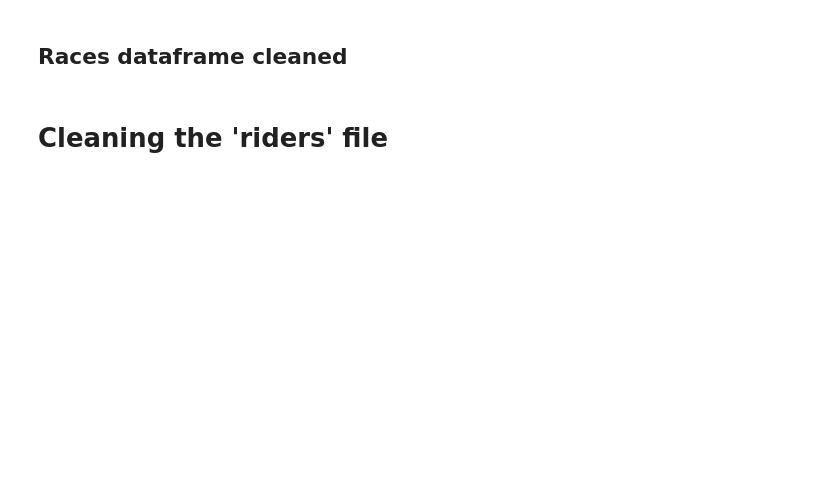
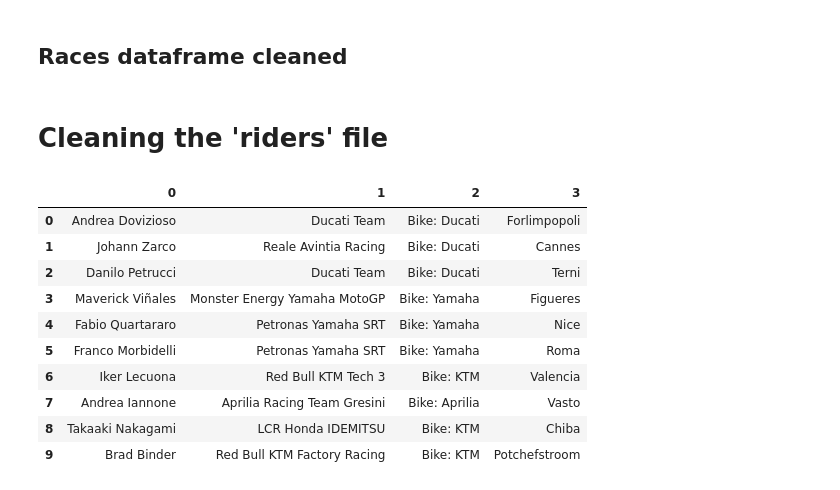
Before and after one commit to GuillemGodayol/Final-Project-Optimizing-MotoGP-Calendar, a Jupyter notebook: notebooks/2_Data_Cleaning.ipynb, the cells around one changed output. Drawn from its saved outputs; the diff is of its cells as text; code cells hidden in the pictures; blank space fills up the shorter version.

```diff
--- a/notebooks/2_Data_Cleaning.ipynb
+++ b/notebooks/2_Data_Cleaning.ipynb
@@ -184,3 +184,17 @@ races.to_csv('../data/races_cleaned.csv')
 # Cleaning the 'riders' file
 # %%
 riders = pd.read_csv('../data/riders.csv', index_col = 0)
+# %%
+riders.head(10)
+# %% [output]
+|  | 0 | 1 | 2 | 3 |
+| 0 | Andrea Dovizioso | Ducati Team | Bike: Ducati | Forlimpopoli |
+| 1 | Johann Zarco | Reale Avintia Racing | Bike: Ducati | Cannes |
+| 2 | Danilo Petrucci | Ducati Team | Bike: Ducati | Terni |
+| 3 | Maverick Viñales | Monster Energy Yamaha MotoGP | Bike: Yamaha | Figueres |
+| 4 | Fabio Quartararo | Petronas Yamaha SRT | Bike: Yamaha | Nice |
+| 5 | Franco Morbidelli | Petronas Yamaha SRT | Bike: Yamaha | Roma |
+| 6 | Iker Lecuona | Red Bull KTM Tech 3 | Bike: KTM | Valencia |
+| 7 | Andrea Iannone | Aprilia Racing Team Gresini | Bike: Aprilia | Vasto |
+| 8 | Takaaki Nakagami | LCR Honda IDEMITSU | Bike: KTM | Chiba |
+| 9 | Brad Binder | Red Bull KTM Factory Racing | Bike: KTM | Potchefstroom |
```
Also changed, not shown: parts of 26 cells of this notebook, 1 other file.
